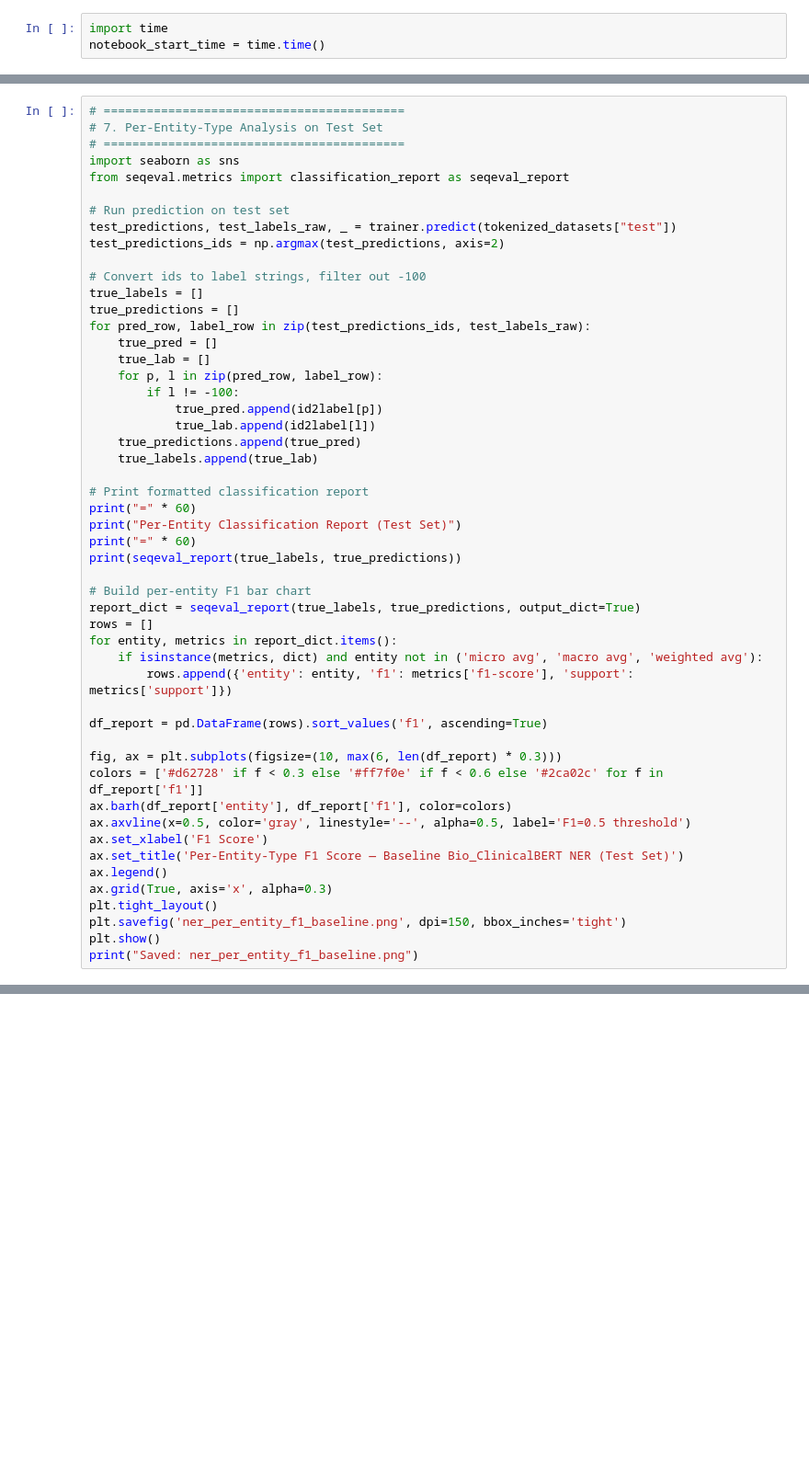
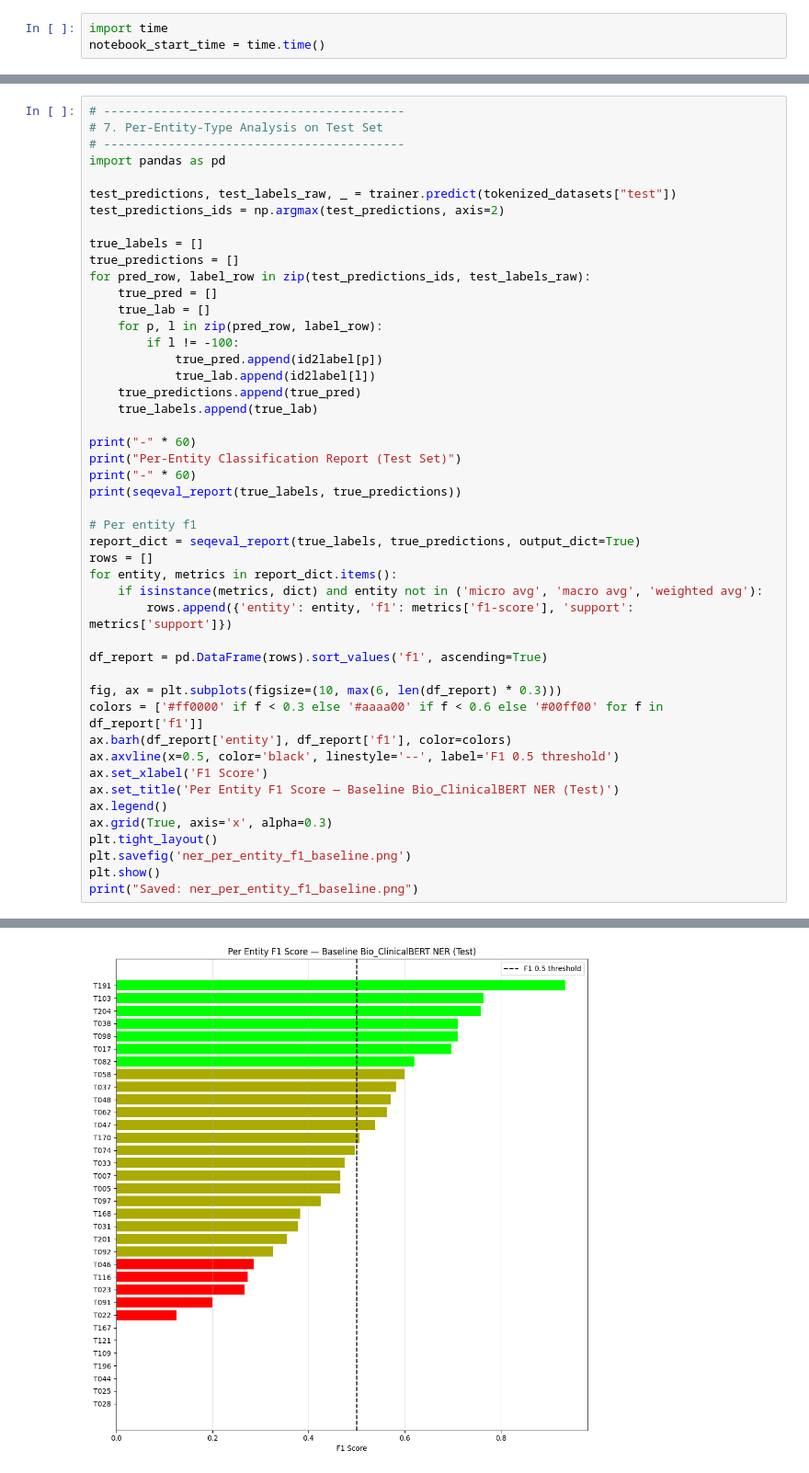
Before and after one commit to vonKleve/csci-e222-final-project, a Jupyter notebook: ner/01-bioclinicalbert-baseline.ipynb, the cells around one changed output, grey strips where cells are left out. Shown at 92% size. Drawn from its saved outputs; the diff is of its cells as text; blank space fills up the shorter version.

```diff
--- a/ner/01-bioclinicalbert-baseline.ipynb
+++ b/ner/01-bioclinicalbert-baseline.ipynb
@@ -271,15 +319,12 @@ print("Saved: ner_training_curves_baseline.png")
 # %%
-# ==========================================
+# ------------------------------------------
 # 7. Per-Entity-Type Analysis on Test Set
-# ==========================================
-import seaborn as sns
-from seqeval.metrics import classification_report as seqeval_report
+# ------------------------------------------
+import pandas as pd
 
-# Run prediction on test set
 test_predictions, test_labels_raw, _ = trainer.predict(tokenized_datasets["test"])
 test_predictions_ids = np.argmax(test_predictions, axis=2)
 
-# Convert ids to label strings, filter out -100
 true_labels = []
 true_predictions = []
 for pred_row, label_row in zip(test_predictions_ids, test_labels_raw):
@@ -292,13 +337,12 @@ for pred_row, label_row in zip(test_predictions_ids, test_labels_raw):
     true_predictions.append(true_pred)
     true_labels.append(true_lab)
 
-# Print formatted classification report
-print("=" * 60)
+print("-" * 60)
 print("Per-Entity Classification Report (Test Set)")
-print("=" * 60)
+print("-" * 60)
 print(seqeval_report(true_labels, true_predictions))
 
-# Build per-entity F1 bar chart
+# Per entity f1
 report_dict = seqeval_report(true_labels, true_predictions, output_dict=True)
 rows = []
 for entity, metrics in report_dict.items():
@@ -308,14 +352,15 @@ for entity, metrics in report_dict.items():
 df_report = pd.DataFrame(rows).sort_values('f1', ascending=True)
 
 fig, ax = plt.subplots(figsize=(10, max(6, len(df_report) * 0.3)))
-colors = ['#d62728' if f < 0.3 else '#ff7f0e' if f < 0.6 else '#2ca02c' for f in df_report['f1']]
+colors = ['#ff0000' if f < 0.3 else '#aaaa00' if f < 0.6 else '#00ff00' for f in df_report['f1']]
 ax.barh(df_report['entity'], df_report['f1'], color=colors)
-ax.axvline(x=0.5, color='gray', linestyle='--', alpha=0.5, label='F1=0.5 threshold')
+ax.axvline(x=0.5, color='black', linestyle='--', label='F1 0.5 threshold')
 ax.set_xlabel('F1 Score')
-ax.set_title('Per-Entity-Type F1 Score — Baseline Bio_ClinicalBERT NER (Test Set)')
+ax.set_title('Per Entity F1 Score — Baseline Bio_ClinicalBERT NER (Test)')
 ax.legend()
 ax.grid(True, axis='x', alpha=0.3)
 plt.tight_layout()
-plt.savefig('ner_per_entity_f1_baseline.png', dpi=150, bbox_inches='tight')
+plt.savefig('ner_per_entity_f1_baseline.png')
 plt.show()
 print("Saved: ner_per_entity_f1_baseline.png")
+# %% [output]
@@ -321,0 +384 @@ print("Saved: ner_per_entity_f1_baseline.png")
+[figure, added]
```
Also changed, not shown: parts of 10 cells of this notebook.
